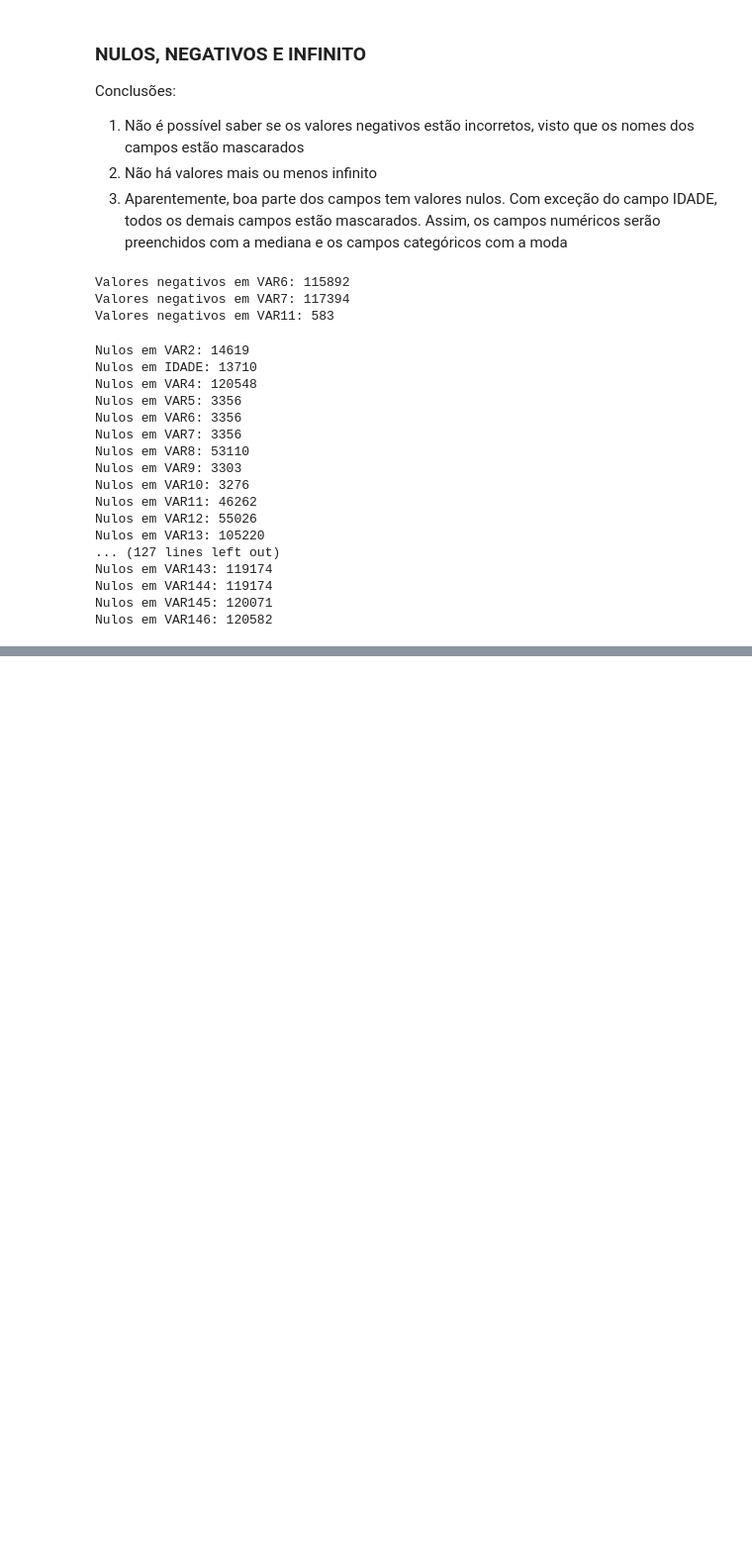
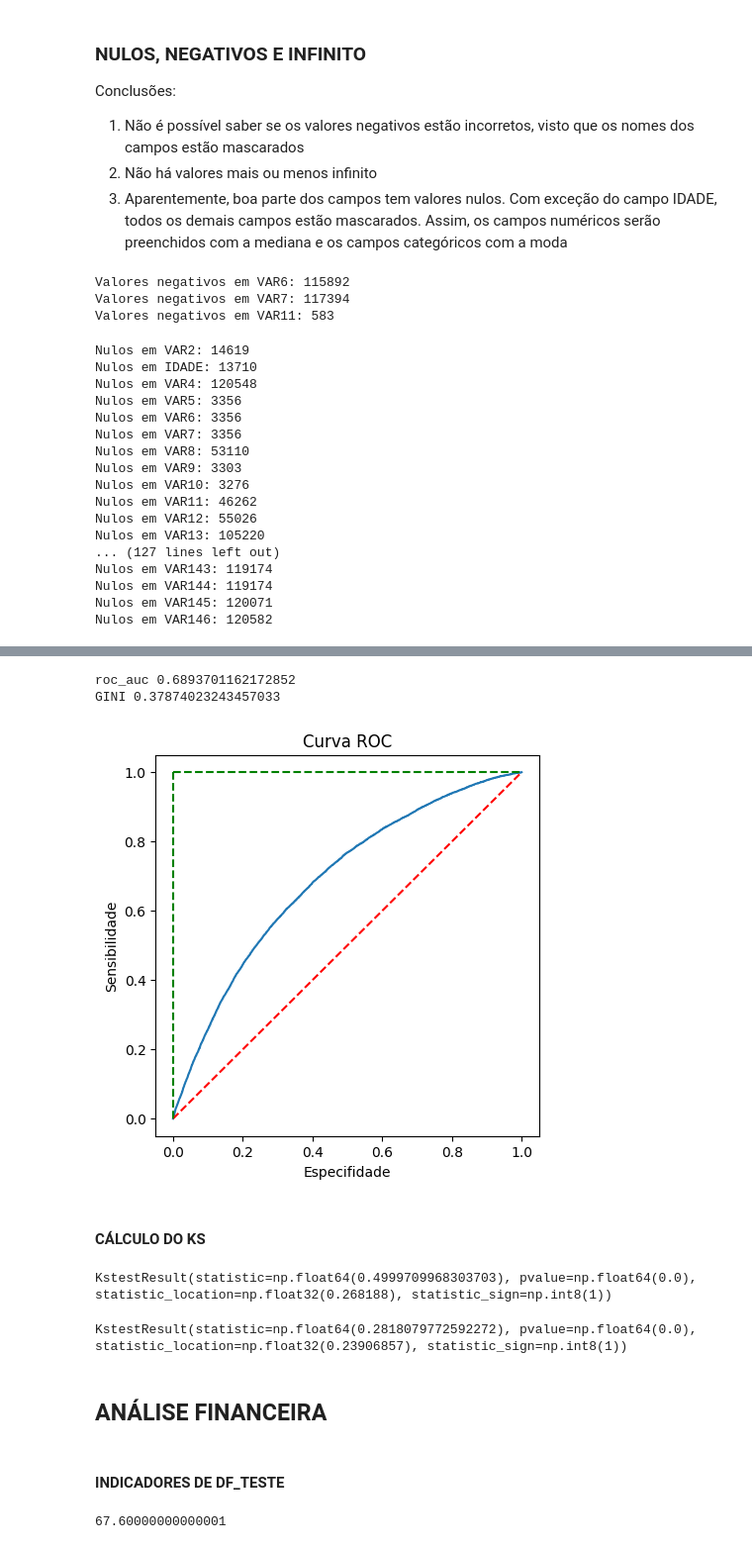
Before and after one commit to leomarfmn/Neurotech-challenge-data-scientist, a Jupyter notebook: datasets/credit_01/case_credit_01.ipynb, the cells around one changed output, grey strips where cells are left out. Shown: that part at 99% size. Drawn from its saved outputs; the diff is of its cells as text; code cells hidden in the pictures; blank space fills up the shorter version.

```diff
--- a/datasets/credit_01/case_credit_01.ipynb
+++ b/datasets/credit_01/case_credit_01.ipynb
@@ -480,0 +690,45 @@ display(binning_summary)
+# %%
+# Plot da curva ROC
+prob_previsao = modelo.predict_proba(X_teste)[:,1]
+
+tfp, tvp, limite = roc_curve(y_teste, prob_previsao)
+print('roc_auc', roc_auc_score(y_teste, prob_previsao))
+print('GINI', 2*roc_auc_score(y_teste, prob_previsao)-1)
+
+
+plt.subplots(1, figsize=(5,5))
+plt.title('Curva ROC')
+plt.plot(tfp,tvp)
+plt.xlabel('Especifidade')
+plt.ylabel('Sensibilidade')
+plt.plot([0, 1], ls="--", c = 'red') #plotando linha guia pontilhada vermelha
+plt.plot([0, 0], [1, 0], ls="--", c = 'green'), plt.plot([1, 1], ls="--", c = 'green') #plotando linha guia pontilhada verde
+plt.show()
+# %% [output]
+roc_auc 0.6893701162172852
+GINI 0.37874023243457033
+[figure, added]
+# %% [markdown]
+#### CÁLCULO DO KS
+# %%
+df_train['predicted'] = modelo.predict(X)
+df_train['probability_default'] = modelo.predict_proba(X)[:,1]
+
+class0 = df_train[df_train['TARGET'] == 0]
+class1 = df_train[df_train['TARGET'] == 1]
+
+ks_2samp(class0['probability_default'], class1['probability_default'])
+# %% [output]
+KstestResult(statistic=np.float64(0.4999709968303703), pvalue=np.float64(0.0), statistic_location=np.float32(0.268188), statistic_sign=np.int8(1))
+# %%
+df_test['predicted'] = modelo.predict(X_teste)
+df_test['probability_default'] = modelo.predict_proba(X_teste)[:,1]
+
+class0 = df_test[df_test['TARGET'] == 0]
+class1 = df_test[df_test['TARGET'] == 1]
+
+ks_2samp(class0['probability_default'], class1['probability_default'])
+# %% [output]
+KstestResult(statistic=np.float64(0.2818079772592272), pvalue=np.float64(0.0), statistic_location=np.float32(0.23906857), statistic_sign=np.int8(1))
+# %% [markdown]
+## ANÁLISE FINANCEIRA
@@ -480,0 +739,11 @@ display(binning_summary)
+# %% [markdown]
+#### INDICADORES DE DF_TESTE
+# %%
+# Cálculo do indicador de acurácia do modelo
+predictions = df_test['predicted-as-is']
+
+accuracy = accuracy_score(y_teste, predictions)
+accuracy = round(accuracy, 3)*100
+print(accuracy)
+# %% [output]
+67.60000000000001
```
Also changed, not shown: parts of 40 cells of this notebook, 3 other files.
